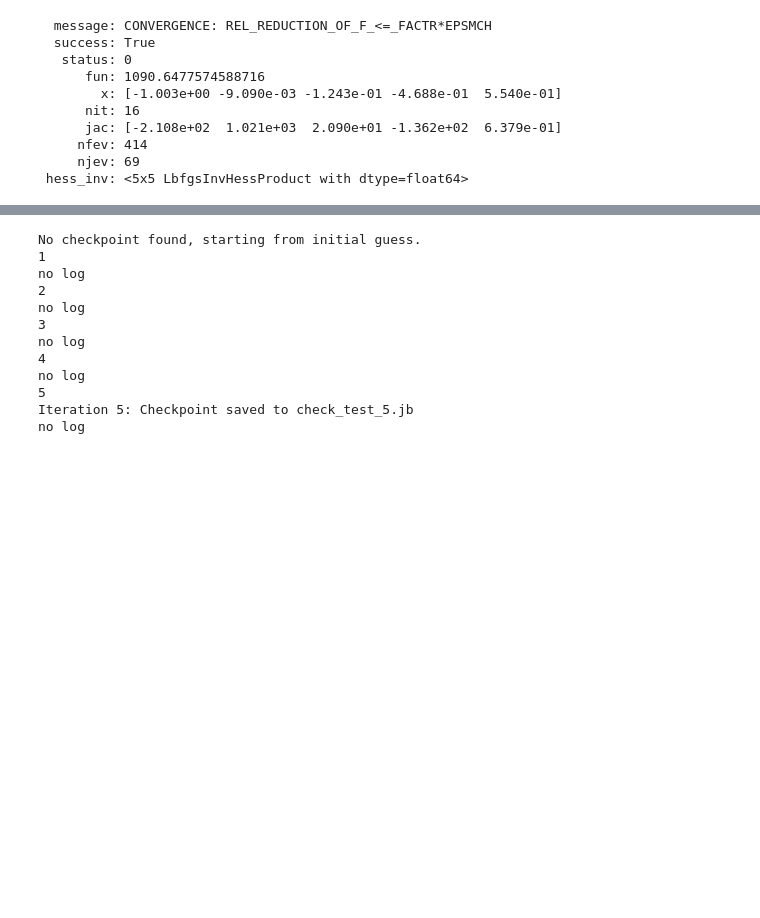
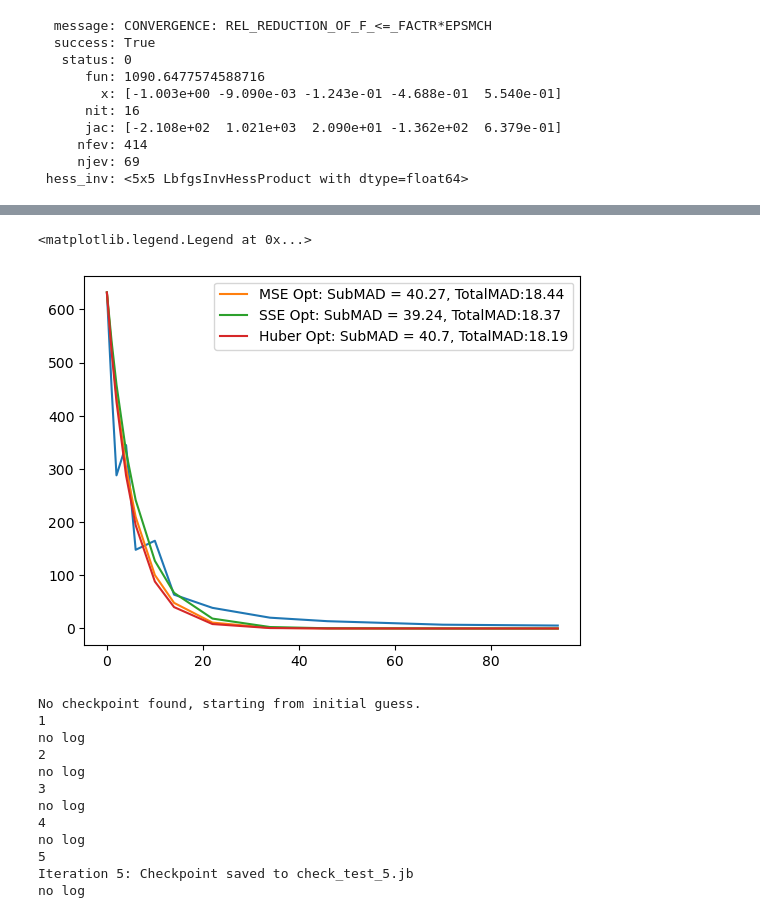
Before and after one commit to kelleyjbrady/NiceODE, a Jupyter notebook: t_0atDV_max_ode_solver_r.ipynb, the cells around one changed output, grey strips where cells are left out. Saved outputs shown, nothing was run; the diff lists cells and outputs as text; code cells hidden in the pictures; blank space fills up the shorter version.

Commit message:
Updated prediction to use new helper methods. Added comparisons to nb.

```diff
--- a/t_0atDV_max_ode_solver_r.ipynb
+++ b/t_0atDV_max_ode_solver_r.ipynb
@@ -161,3 +162,5 @@ no log
+# %%
+sse_df = mod_sse.predict(scale_df, return_df=True)
 # %%
 mod_sse.fit_result_
 # %% [output]
@@ -215,3 +226,17 @@ mod_mse.fit_result_
      nfev: 414
      njev: 69
  hess_inv: <5x5 LbfgsInvHessProduct with dtype=float64>
+# %%
+rse_df = mod_mse.predict(scale_df, return_df=True)
+# %%
+from utils import huber_loss
+
+mod_huber = OneCompartmentModel(dep_vars= {'k':[ ObjectiveFunctionColumn('AGE_scale'),
+                                                ObjectiveFunctionColumn('SEX')],
+                                           'vd':[ObjectiveFunctionColumn('WT_scale',
+                                                                         model_method='allometric',
+                                                                         allometric_norm_value=wt_scaler.transform([[70]])[0][0]
+                                                                         )]},
+                          loss_function=huber_loss
+                          )
+mod_huber = mod_huber.fit(scale_df, parallel=True)
@@ -217,0 +258,2 @@ mod_mse.fit_result_
+# %%
+huber_df = mod_huber.predict(scale_df, return_df=True)
@@ -217,0 +415,24 @@ mod_mse.fit_result_
+# %%
+import matplotlib.pyplot as plt
+fig, axs = plt.subplots(1)
+plot_df = rse_df.loc[rse_df['SUBJID'] == 5, :]
+global_mad = np.mean(np.abs(rse_df['DV'] - rse_df['pred_y']))
+mad = np.mean(np.abs(plot_df['DV'] - plot_df['pred_y']))
+axs.plot(plot_df['TIME'], plot_df['DV'])
+axs.plot(plot_df['TIME'], plot_df['pred_y'], label = f'MSE Opt: SubMAD = {np.round(mad, 2)}, TotalMAD:{np.round(global_mad, 2)}' )
+
+plot_df = sse_df.loc[sse_df['SUBJID'] == 5, :]
+global_mad = np.mean(np.abs(sse_df['DV'] - sse_df['pred_y']))
+mad = np.mean(np.abs(plot_df['DV'] - plot_df['pred_y']))
+#axs[0].plot(plot_df['TIME'], plot_df['DV'])
+axs.plot(plot_df['TIME'], plot_df['pred_y'], label = f'SSE Opt: SubMAD = {np.round(mad, 2)}, TotalMAD:{np.round(global_mad, 2)}')
+
+plot_df = huber_df.loc[huber_df['SUBJID'] == 5, :]
+global_mad = np.mean(np.abs(huber_df['DV'] - huber_df['pred_y']))
+mad = np.mean(np.abs(plot_df['DV'] - plot_df['pred_y']))
+#axs[0].plot(plot_df['TIME'], plot_df['DV'])
+axs.plot(plot_df['TIME'], plot_df['pred_y'], label = f'Huber Opt: SubMAD = {np.round(mad, 2)}, TotalMAD:{np.round(global_mad, 2)}')
+plt.legend()
+# %% [output]
+<matplotlib.legend.Legend at 0x...>
+[figure, added]
```
Also changed, not shown: parts of 7 cells of this notebook, 1 other file.
